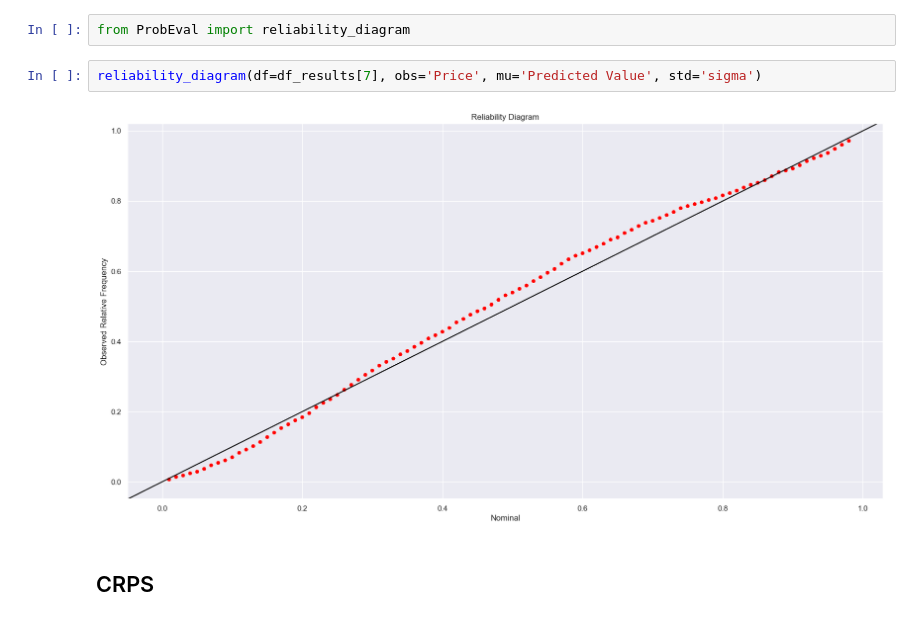
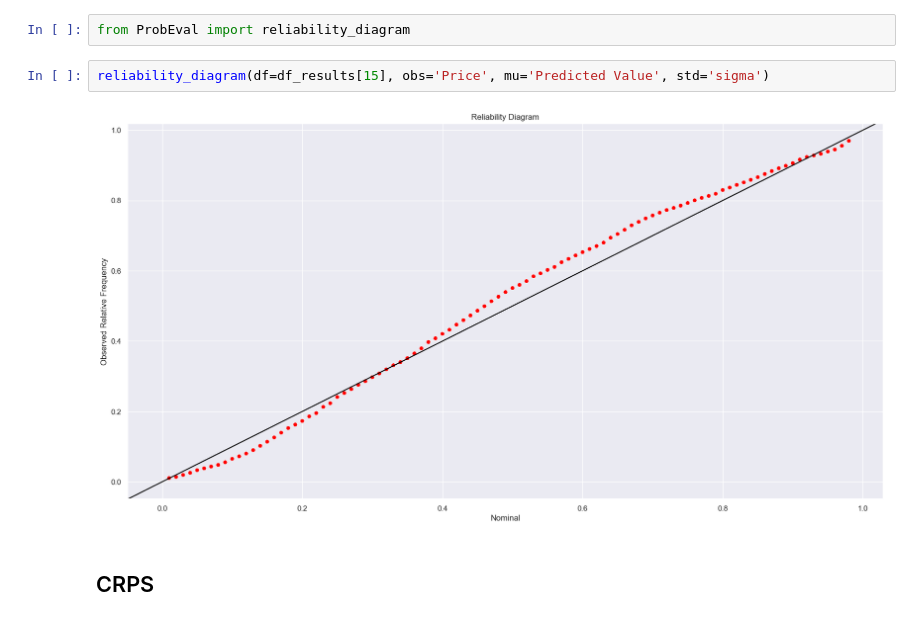
Before and after one commit to KlimisStilp/Price_Timeseries_UK_VScode, a Jupyter notebook: Price Timeseries UK/Totalload_SolarWind_Price_Timeseries.ipynb, the cells around one changed output. Saved outputs shown, nothing was run; the diff lists cells and outputs as text.

```diff
--- a/Price Timeseries UK/Totalload_SolarWind_Price_Timeseries.ipynb
+++ b/Price Timeseries UK/Totalload_SolarWind_Price_Timeseries.ipynb
@@ -549,8 +549,8 @@ for hour in hours:
 # %%
 from ProbEval import reliability_diagram
 # %%
-reliability_diagram(df=df_results[7], obs='Price', mu='Predicted Value', std='sigma')
+reliability_diagram(df=df_results[15], obs='Price', mu='Predicted Value', std='sigma')
 # %% [output]
-[figure, old version]
+[figure, new version]
 # %% [markdown]
 ## CRPS
```
Also changed, not shown: parts of 2 cells of this notebook, 1 other file.
